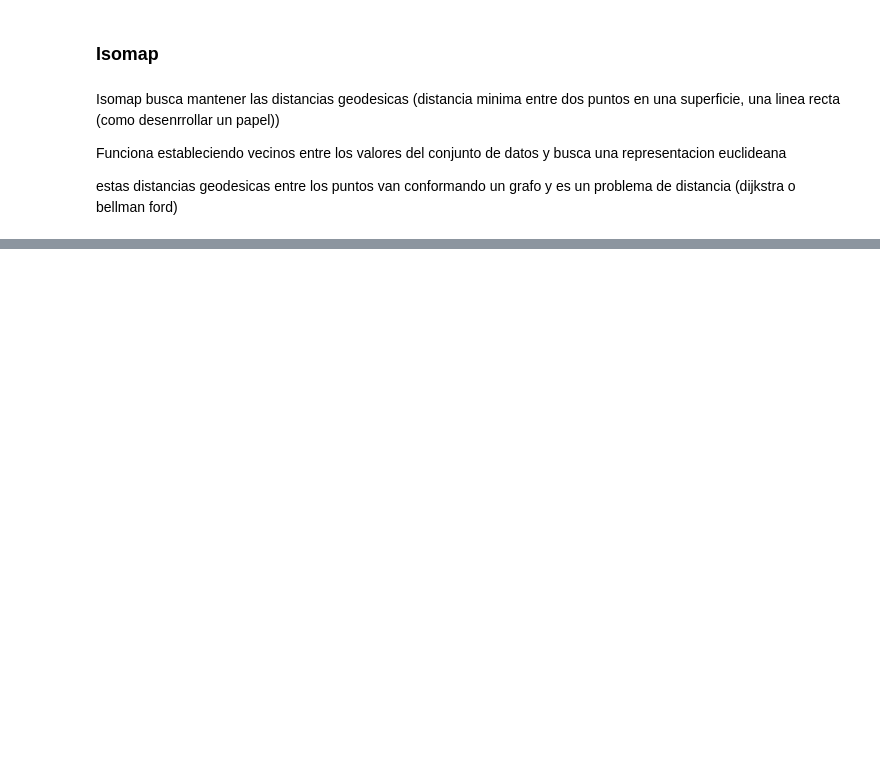
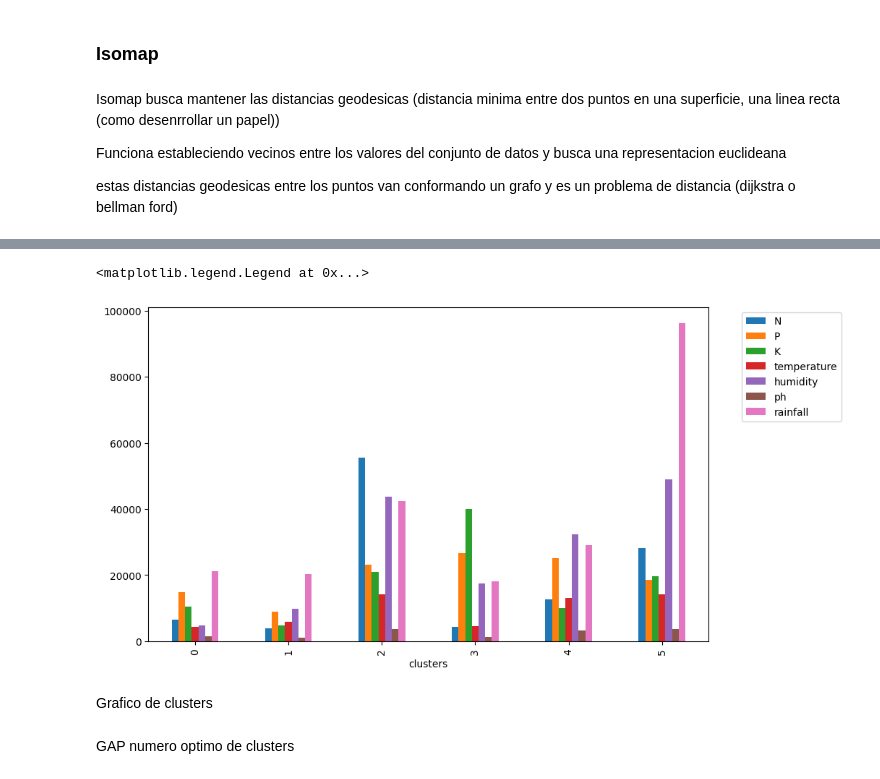
Before and after one commit to agustinarenas/MD-TUIA-Arenas-Petetta, a Jupyter notebook: TPDM_1_Petetta.ipynb, the cells around one changed output, grey strips where cells are left out. Saved outputs shown, nothing was run; the diff lists cells and outputs as text; code cells hidden in the pictures; blank space fills up the shorter version.

```diff
--- a/TPDM_1_Petetta.ipynb
+++ b/TPDM_1_Petetta.ipynb
@@ -349,0 +382,3 @@ fig.show()
+# %%
+kmeans = KMeans(n_clusters=6)
+kmeans.fit(dataframe_escalado)
@@ -349,0 +388,4 @@ fig.show()
+# %%
+crop_kmeans_df = dataframe
+crop_kmeans_df['clusters'] = kmeans.labels_
+crop_kmeans_df.tail()
@@ -349,0 +401,8 @@ fig.show()
+# %%
+crop_kmeans_df.groupby('clusters').sum().plot(kind='bar', figsize=(10, 6))
+plt.legend(bbox_to_anchor=(1.05, 1), loc='upper left')
+# %% [output]
+<matplotlib.legend.Legend at 0x...>
+[figure, added]
+# %% [markdown]
+Grafico de clusters
@@ -349,0 +414,2 @@ fig.show()
+# %% [markdown]
+GAP numero optimo de clusters
```
Also changed, not shown: parts of 20 cells of this notebook, 1 other file.
